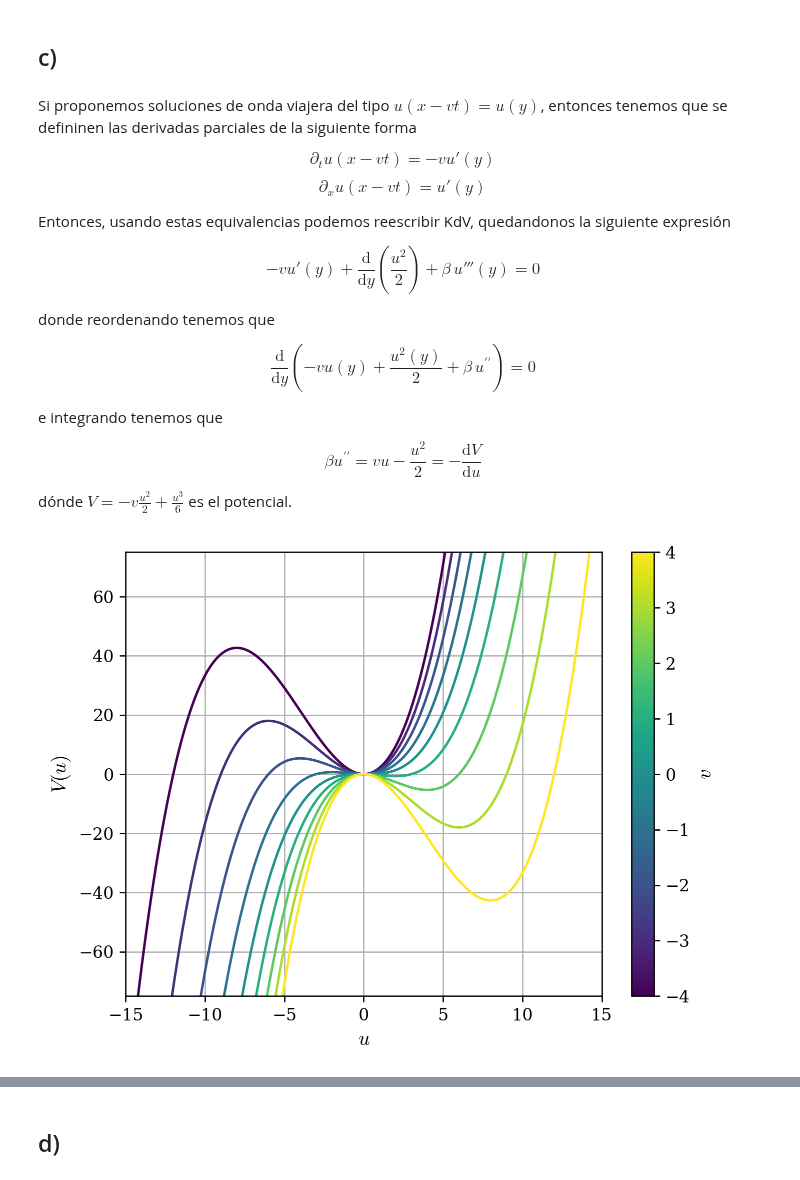
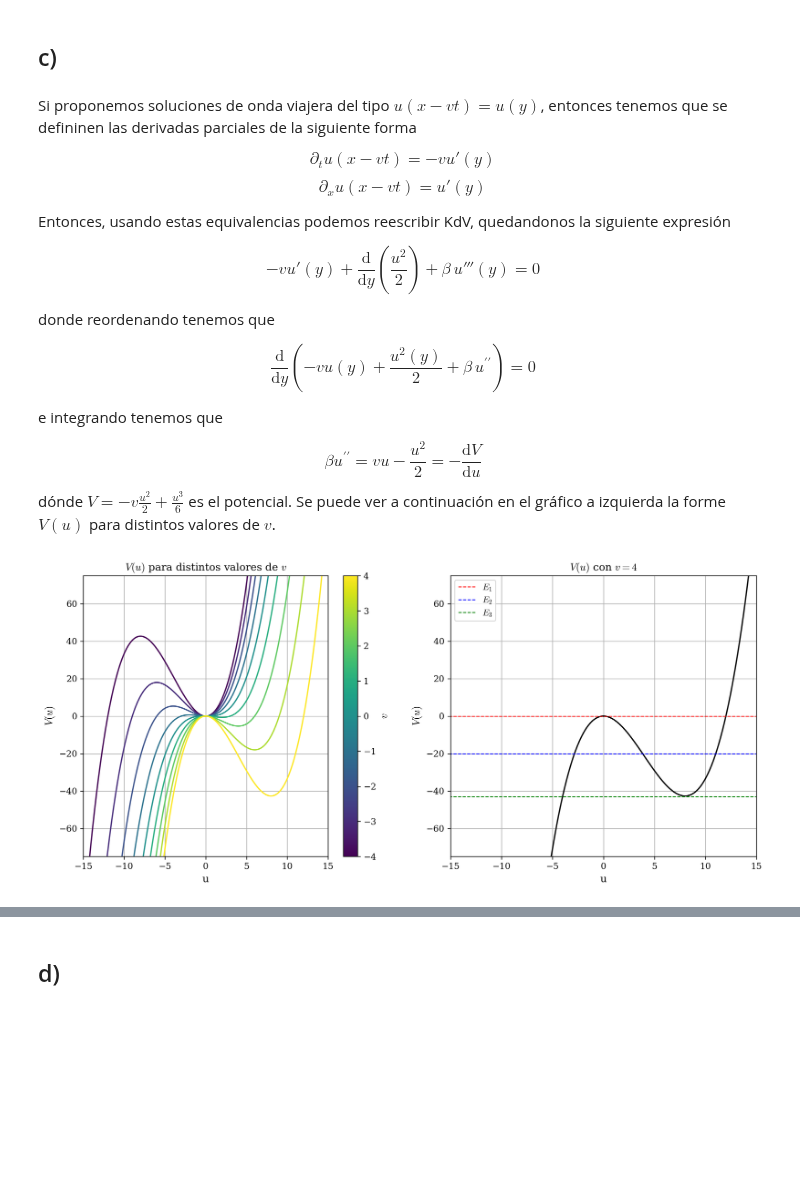
Before and after one commit to agustinbrusco/Sistemas_Complejos, a Jupyter notebook: guias/Guia4.ipynb, the cells around one changed output, grey strips where cells are left out. Cells and saved outputs as stored; diff of their text form; code cells hidden in the pictures; blank space fills up the shorter version.

```diff
--- a/guias/Guia4.ipynb
+++ b/guias/Guia4.ipynb
@@ -147,26 +147,38 @@ e integrando tenemos que
 
 $$ \beta u^{\prime \prime} = vu - \frac{u^2}{2} = - \frac{\mathrm{d}V}{\mathrm{d}u}$$
 
-dónde $V = -v\frac{u^2}{2} + \frac{u^3}{6}$ es el potencial.
+dónde $V = -v\frac{u^2}{2} + \frac{u^3}{6}$ es el potencial. Se puede ver a continuación en el gráfico a izquierda la forme $V(u)$ para distintos valores de $v$.
 # %%
 def potencial_kdv(u: ArrayLike, v: float) -> ArrayLike:
     return -v*(u**2)/2 + (u**3)/6
 
-
 u_vals = np.linspace(-15, 15, 500)
 v_vals = np.arange(-4, 5, 1)
 colors = plt.cm.ScalarMappable(norm=plt.Normalize(v_vals[0], v_vals[-1],), cmap="viridis")
-fig, ax = plt.subplots(1, 1,)
+fig, axs = plt.subplots(ncols = 2,  figsize = (14,6))
+
 for v in v_vals:
-    plt.plot(u_vals, potencial_kdv(u_vals, v), c=colors.to_rgba(v), label=f"$v={v}$")
-    # plt.axvline(v)
-plt.grid()
-# plt.legend()
-plt.xlabel("$u$")
-plt.xlim(u_vals[0], u_vals[-1])
-plt.ylabel("$V(u)$")
-plt.ylim(-75, 75)
-plt.colorbar(colors, label="$v$", ax=ax)
+    axs[0].plot(u_vals, potencial_kdv(u_vals, v), c=colors.to_rgba(v), label=f"$v={v}$")
+axs[0].set_title("$V(u)$ para distintos valores de $v$")
+axs[0].grid(True)
+axs[0].set_xlabel('u')
+axs[0].set_ylabel('$V(u)$')
+axs[0].set_xlim(u_vals[0], u_vals[-1])
+axs[0].set_ylim(-75, 75)
+plt.colorbar(colors, label="$v$", ax=axs[0])
+
+axs[1].plot(u_vals, potencial_kdv(u_vals, 4), c='k')
+axs[1].set_title("$V(u)$ con $v = 4$")
+axs[1].grid(True)
+axs[1].set_xlabel('u')
+axs[1].set_ylabel('$V(u)$')
+axs[1].axhline(y = 0, xmin=min(u_vals), xmax = max(u_vals), ls = '--', lw = 1, color = 'red', label = '$E_1$')
+axs[1].axhline(y = -20, xmin=min(u_vals), xmax = max(u_vals), ls = '--', lw = 1, color = 'blue', label = '$E_2$')
+axs[1].axhline(y = -43, xmin=min(u_vals), xmax = max(u_vals), ls = '--', lw = 1, color = 'green', label = '$E_3$')
+axs[1].legend()
+axs[1].set_xlim(u_vals[0], u_vals[-1])
+axs[1].set_ylim(-75, 75)
+
 plt.show()
 # %% [output]
-[figure, old version]
+[figure, new version]
```
Also changed, not shown: parts of 2 cells of this notebook.
